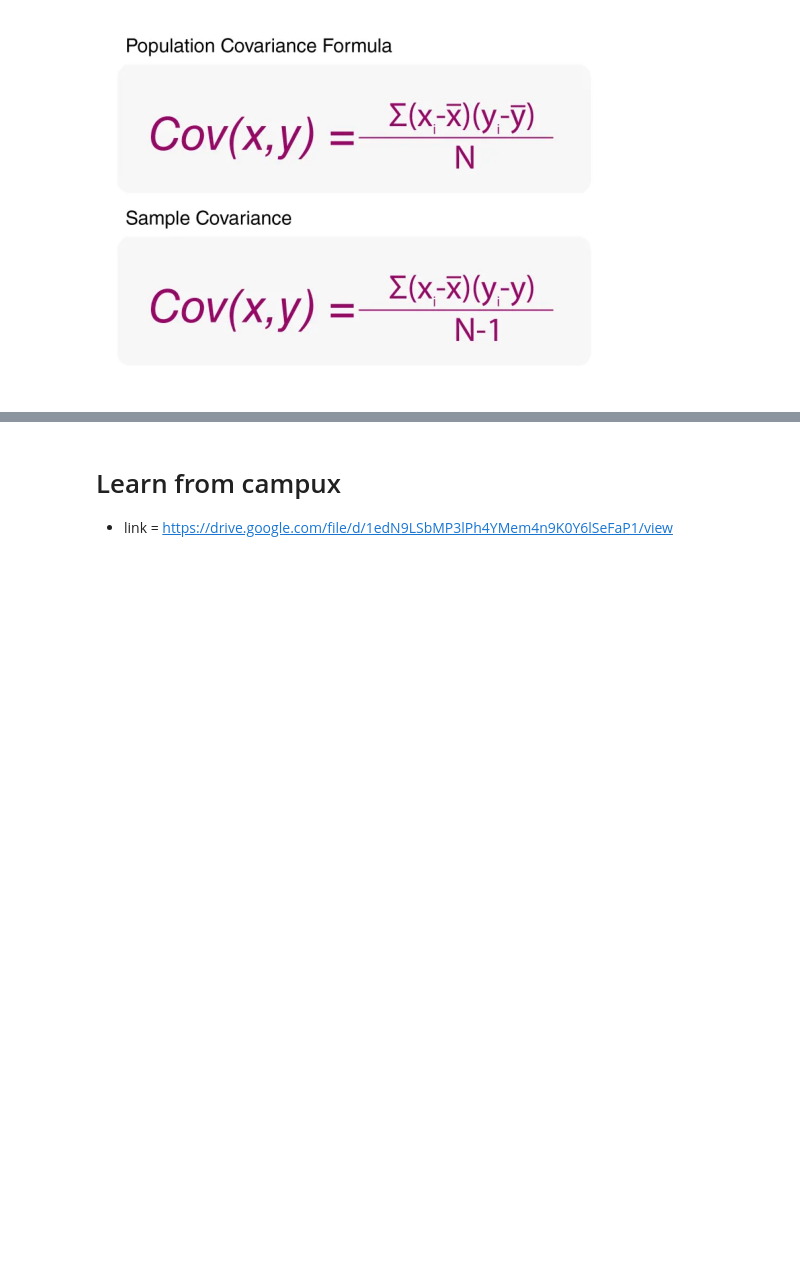
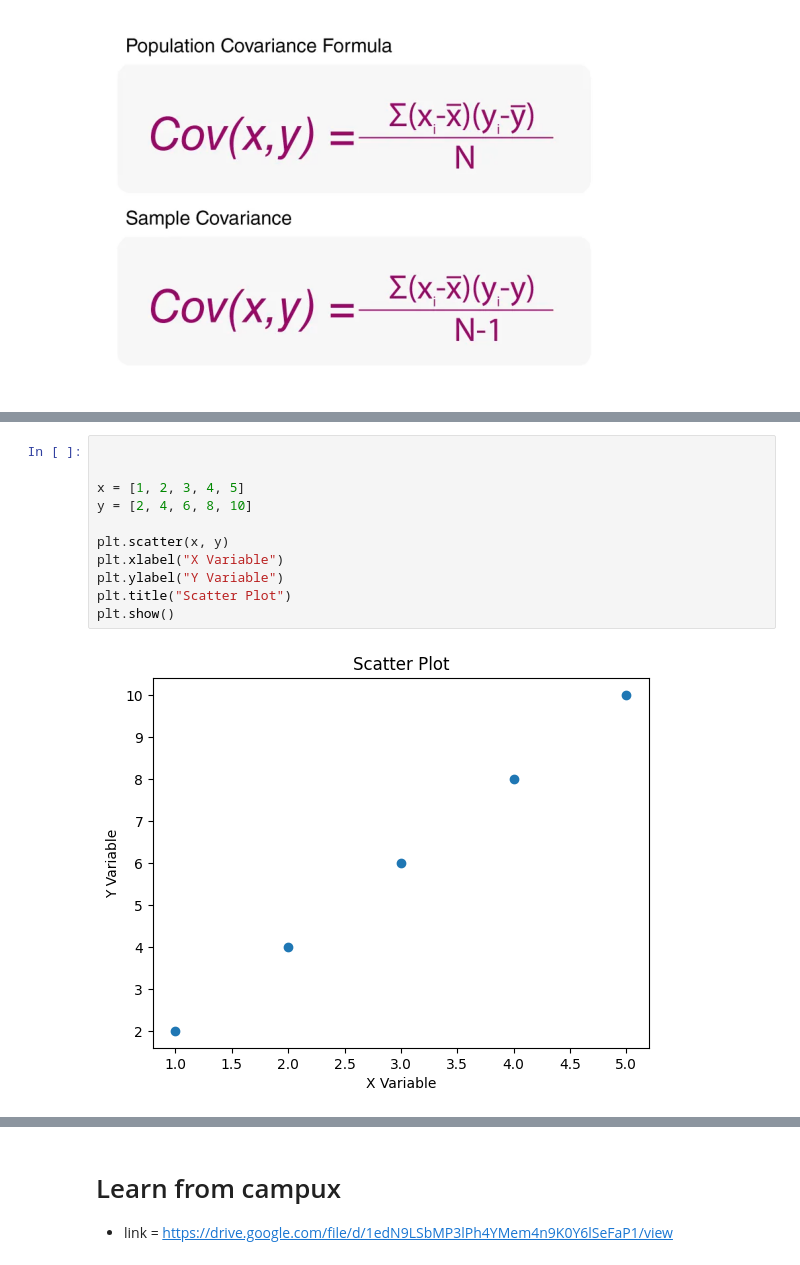
Before and after one commit to LAFFI01/MATH, a Jupyter notebook: MY_MATH/Statistics/02_Statistics.ipynb, the cells around one changed output, grey strips where cells are left out. Drawn from its saved outputs; the diff is of its cells as text; blank space fills up the shorter version.

```diff
--- a/MY_MATH/Statistics/02_Statistics.ipynb
+++ b/MY_MATH/Statistics/02_Statistics.ipynb
@@ -777,0 +1023,13 @@ plt.axis('off')
+# %%
+
+
+x = [1, 2, 3, 4, 5]
+y = [2, 4, 6, 8, 10]
+
+plt.scatter(x, y)
+plt.xlabel("X Variable")
+plt.ylabel("Y Variable")
+plt.title("Scatter Plot")
+plt.show()
+# %% [output]
+[figure, added]
```
Also changed, not shown: parts of 10 cells of this notebook, 2 other files.
